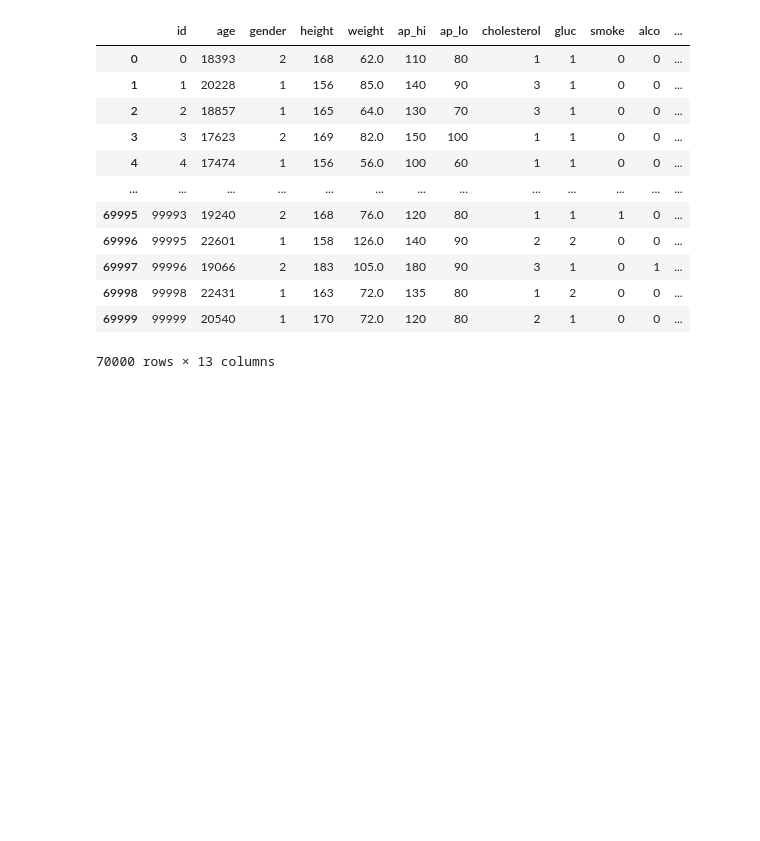
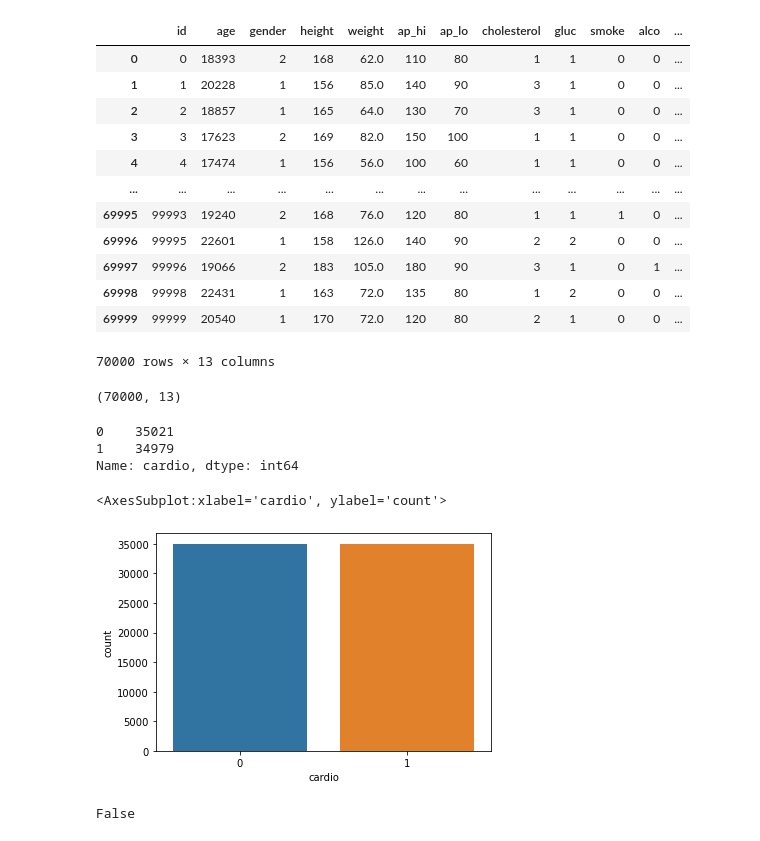
Before and after one commit to Manash-git/Kaggle-Cardiovascular-Disease-Prediction-using-Random-Forest, a Jupyter notebook: Cardiovascular disease prediction.ipynb, the cells around one changed output. Saved outputs shown, nothing was run; the diff lists cells and outputs as text; code cells hidden in the pictures; blank space fills up the shorter version.

```diff
--- a/Cardiovascular disease prediction.ipynb
+++ b/Cardiovascular disease prediction.ipynb
@@ -17,3 +18,24 @@ df
 | 69998 | 99998 | 22431 | 1 | 163 | 72.0 | 135 | 80 | 1 | 2 | 0 | 0 | ... |
 | 69999 | 99999 | 20540 | 1 | 170 | 72.0 | 120 | 80 | 2 | 1 | 0 | 0 | ... |
 70000 rows × 13 columns
+# %%
+df.shape
+# %% [output]
+(70000, 13)
+# %%
+df['cardio'].value_counts()
+# %% [output]
+0    35021
+1    34979
+Name: cardio, dtype: int64
+# %%
+# do some ploting
+
+sb.countplot(df['cardio'])
+# %% [output]
+<AxesSubplot:xlabel='cardio', ylabel='count'>
+[figure, added]
+# %%
+df.isnull().values.any()
+# %% [output]
+False
```
Also changed, not shown: parts of 23 cells of this notebook.
